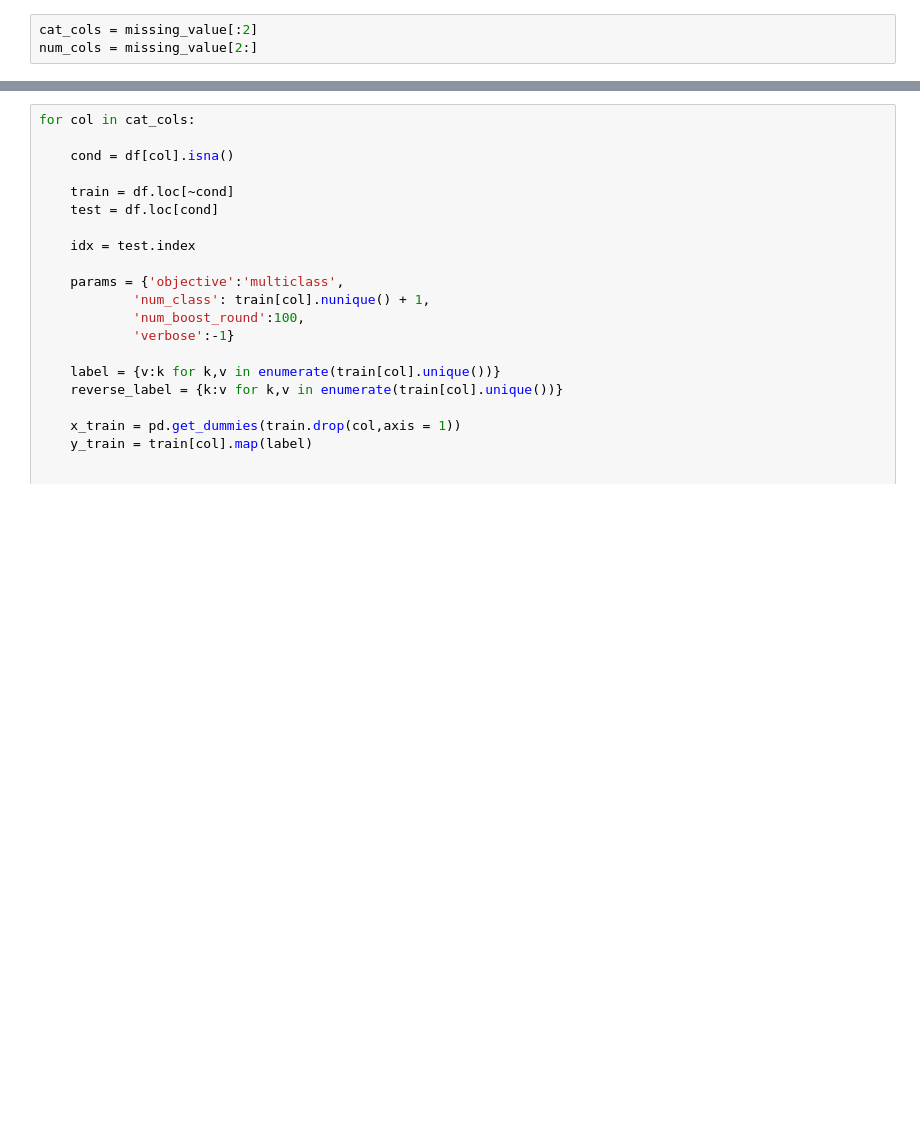
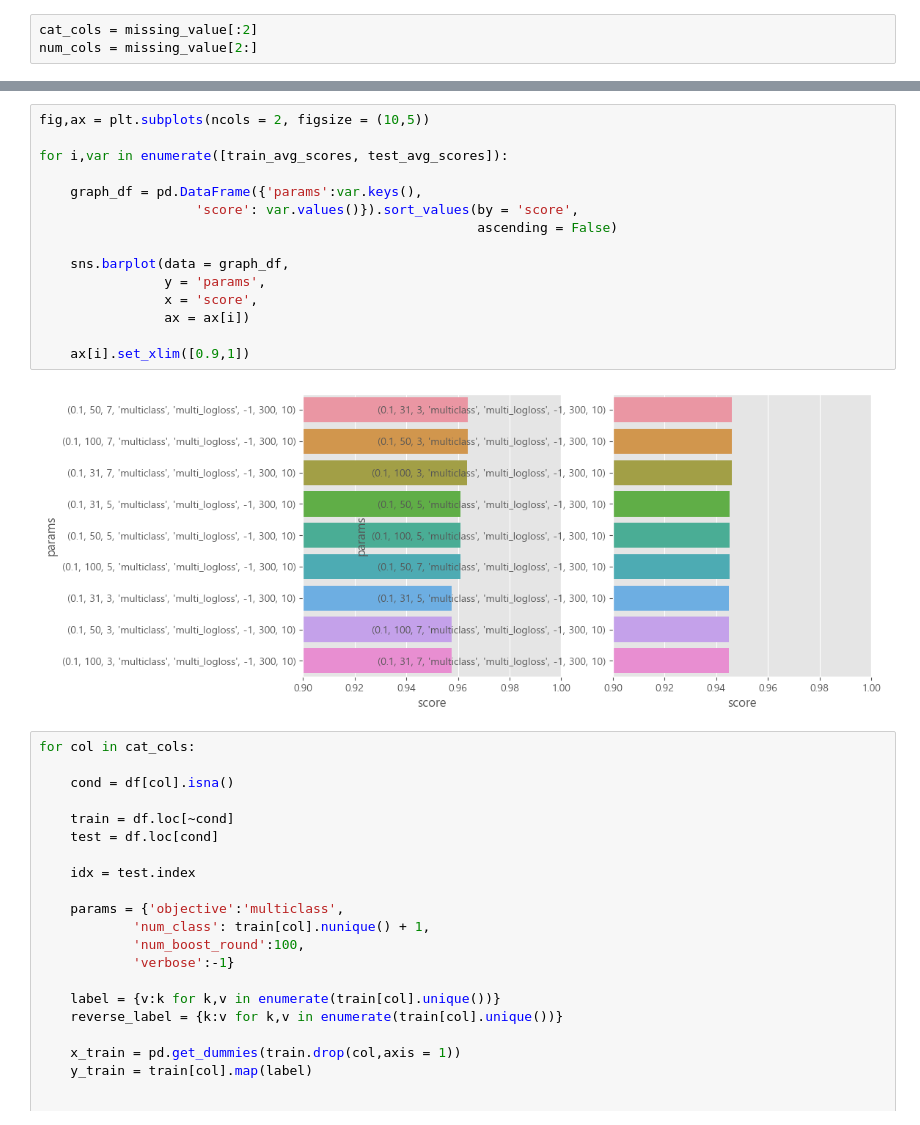
Before and after one commit to yonghyeun/Machine-learning, a Jupyter notebook: 경진대회/[캐글] PlayGround S3_EP15 결측값 대치법.ipynb, the cells around one changed output, grey strips where cells are left out. Cells and saved outputs as stored; diff of their text form; blank space fills up the shorter version.

```diff
--- a/경진대회/[캐글] PlayGround S3_EP15 결측값 대치법.ipynb
+++ b/경진대회/[캐글] PlayGround S3_EP15 결측값 대치법.ipynb
@@ -141,3 +224,20 @@ num_cols = missing_value[2:]
+# %%
+fig,ax = plt.subplots(ncols = 2, figsize = (10,5))
+
+for i,var in enumerate([train_avg_scores, test_avg_scores]):
+
+    graph_df = pd.DataFrame({'params':var.keys(),
+                    'score': var.values()}).sort_values(by = 'score',
+                                                        ascending = False)
+
+    sns.barplot(data = graph_df,
+                y = 'params',
+                x = 'score',
+                ax = ax[i])
+
+    ax[i].set_xlim([0.9,1])
+# %% [output]
+[figure, added]
 # %%
 for col in cat_cols:
 
```
Also changed, not shown: parts of 2 cells of this notebook.
